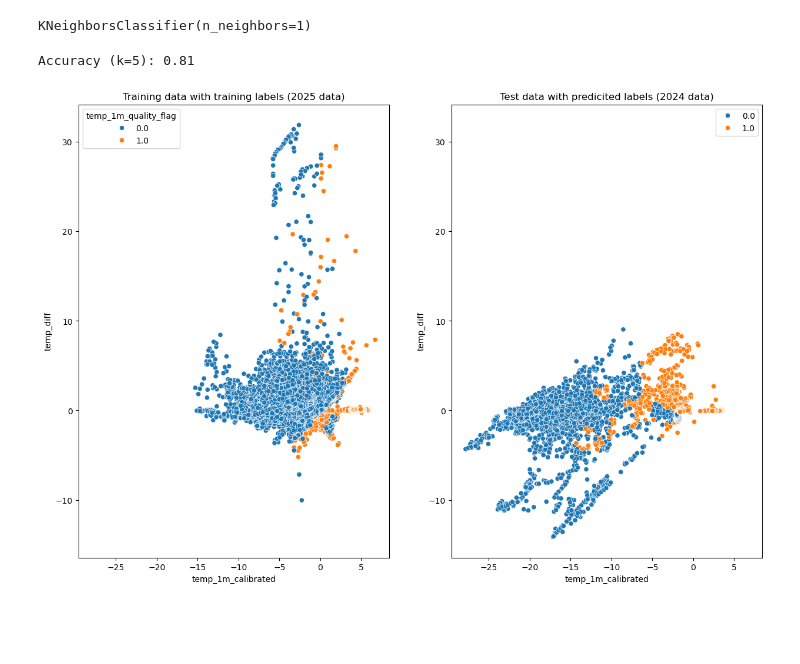
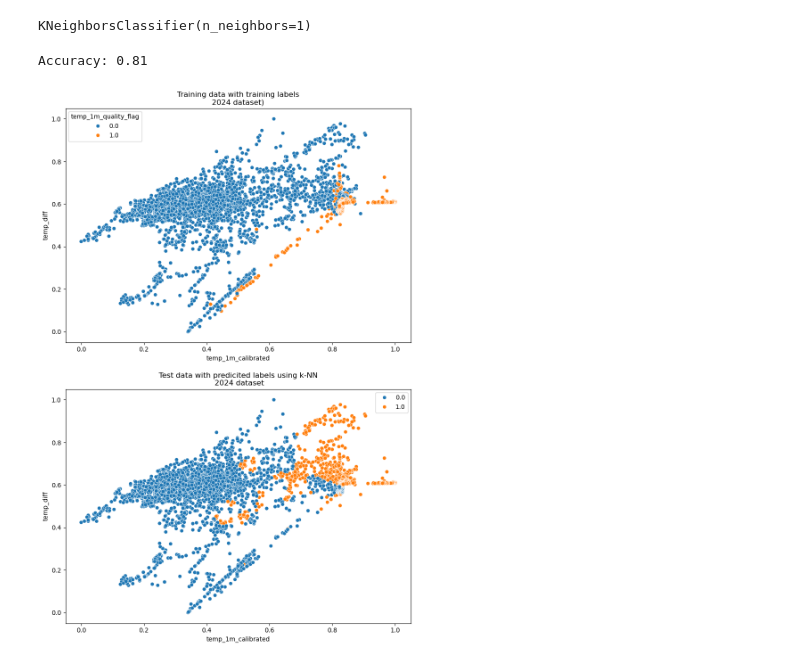
Before and after one commit to johtj/data_analysis_ml_project3, a Jupyter notebook: k-NN.ipynb, the cells around one changed output. Drawn from its saved outputs; the diff is of its cells as text; code cells hidden in the pictures; blank space fills up the shorter version.

```diff
--- a/k-NN.ipynb
+++ b/k-NN.ipynb
@@ -322,27 +320,28 @@ KNeighborsClassifier(n_neighbors=1)
 # %%
 flags_2024 = knn.predict(data_2024)
 
-print(f"Accuracy (k=5): {accuracy_score(flags_2024, labels_2024):.2f}")
+print(f"Accuracy: {accuracy_score(flags_2024, labels_2024):.2f}")
 # %% [output]
-Accuracy (k=5): 0.81
+Accuracy: 0.81
 # %%
-plt.figure(figsize=(15,10))
-ax = plt.subplot(1,2,1)
-sns.scatterplot(data=dataset_2025,
+plt.figure(figsize=(10,15))
+ax = plt.subplot(2,1,1)
+sns.scatterplot(data=data_2024,
                 x="temp_1m_calibrated",
                 y="temp_diff",
-                hue=labels_2025,
+                hue=labels_2024,
                 ax=ax)
-ax.set_title("Training data with training labels (2025 data)")
+ax.set_title("Training data with training labels\n2024 dataset)")
 
-ax1 = plt.subplot(1,2,2,sharex=ax,sharey=ax)
-sns.scatterplot(data=dataset_2024,
+ax1 = plt.subplot(2,1,2,sharex=ax,sharey=ax)
+sns.scatterplot(data=data_2024,
                 x="temp_1m_calibrated",
                 y="temp_diff",
                 hue=flags_2024,
                 ax=ax1)
-ax1.set_title("Test data with predicited labels (2024 data)")
+ax1.set_title("Test data with predicited labels using k-NN\n 2024 dataset")
 
-plt.savefig("figures/result_2024_flagging.png")
+
+plt.savefig("figures/knn_results/result_2024_flagging_kNN.png")
 # %% [output]
-[figure, old version]
+[figure, new version]
```
Also changed, not shown: parts of 6 cells of this notebook, 16 other files.
